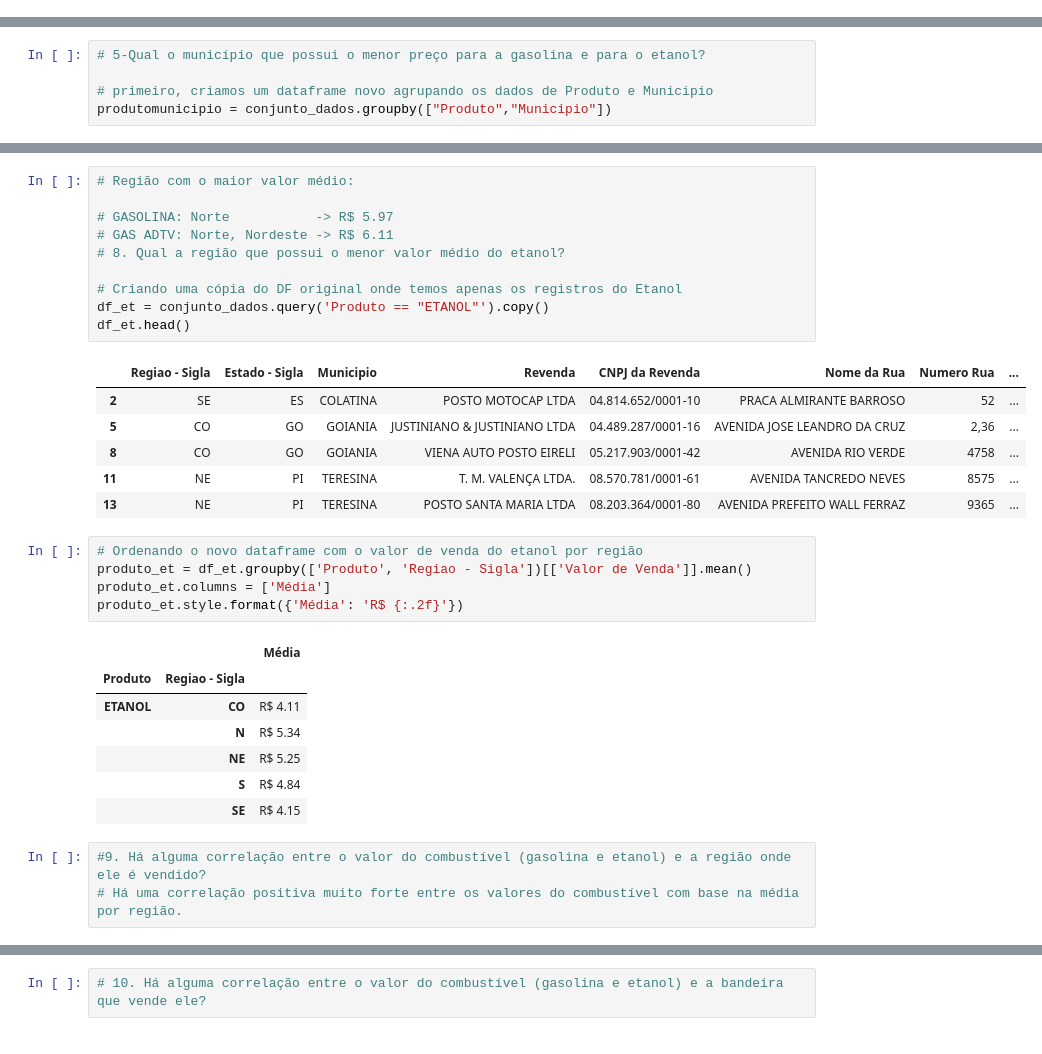
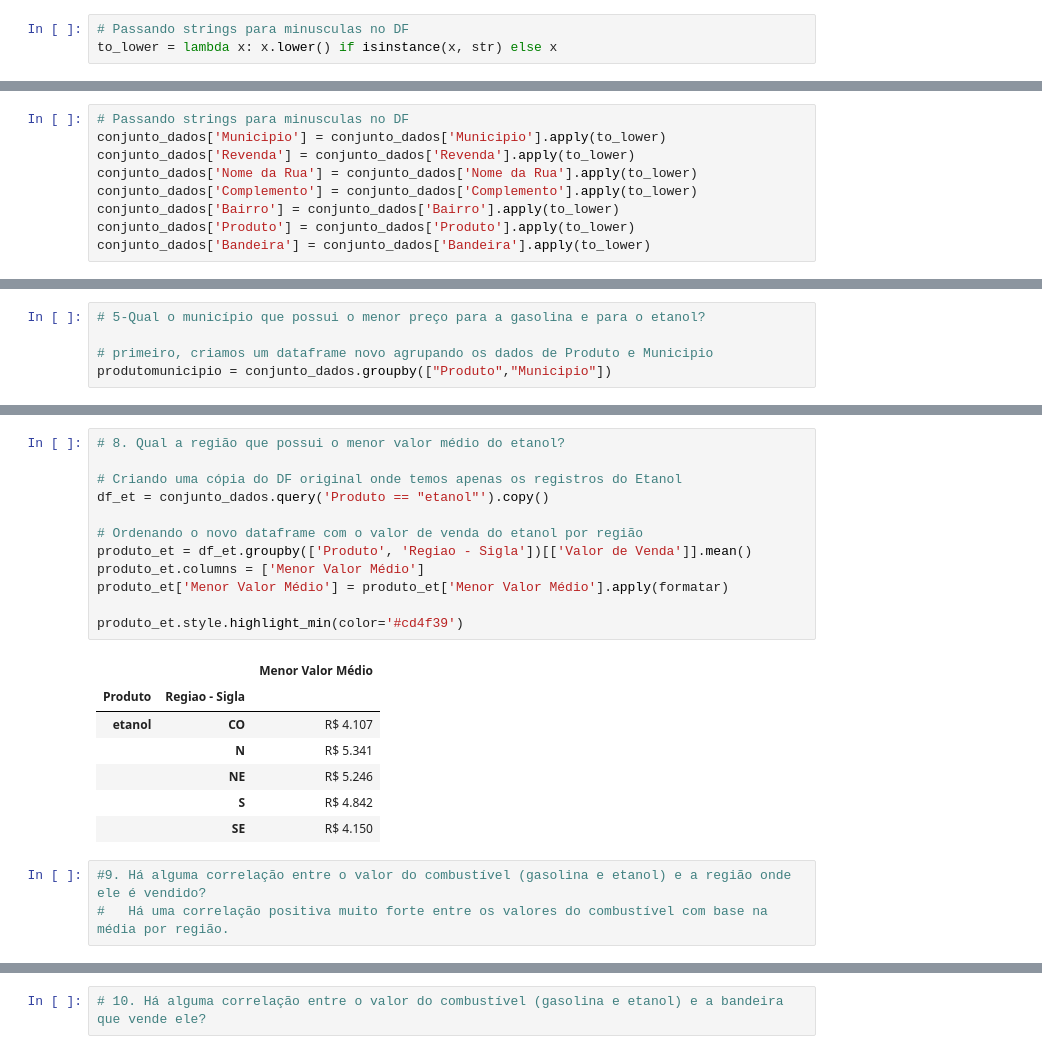
Before and after one commit to pedrorcm/Analise-Combustiveis-M4, a Jupyter notebook: main.ipynb, the cells around one changed output, grey strips where cells are left out. Saved outputs shown, nothing was run; the diff lists cells and outputs as text.

Commit message:
Melhorando saída de dados e aprimorando funções

```diff
--- a/main.ipynb
+++ b/main.ipynb
@@ -57,0 +78,3 @@ conjunto_dados.Complemento.fillna('0', inplace=True)
+# %%
+# Passando strings para minusculas no DF
+to_lower = lambda x: x.lower() if isinstance(x, str) else x
@@ -58,3 +91,12 @@ conjunto_dados.Complemento.fillna('0', inplace=True)
+# %%
+# Passando strings para minusculas no DF
+conjunto_dados['Municipio'] = conjunto_dados['Municipio'].apply(to_lower)
+conjunto_dados['Revenda'] = conjunto_dados['Revenda'].apply(to_lower)
+conjunto_dados['Nome da Rua'] = conjunto_dados['Nome da Rua'].apply(to_lower)
+conjunto_dados['Complemento'] = conjunto_dados['Complemento'].apply(to_lower)
+conjunto_dados['Bairro'] = conjunto_dados['Bairro'].apply(to_lower)
+conjunto_dados['Produto'] = conjunto_dados['Produto'].apply(to_lower)
+conjunto_dados['Bandeira'] = conjunto_dados['Bandeira'].apply(to_lower)
 # %%
 conjunto_dados.head()
 # %% [output]
@@ -422,35 +435,25 @@ produtos_gas.style.format({'Média': 'R$ {:.2f}'})
 # %%
-# Região com o maior valor médio:
-
-# GASOLINA: Norte           -> R$ 5.97
-# GAS ADTV: Norte, Nordeste -> R$ 6.11
 # 8. Qual a região que possui o menor valor médio do etanol?
 
 # Criando uma cópia do DF original onde temos apenas os registros do Etanol
-df_et = conjunto_dados.query('Produto == "ETANOL"').copy()
-df_et.head()
+df_et = conjunto_dados.query('Produto == "etanol"').copy()
+
+# Ordenando o novo dataframe com o valor de venda do etanol por região
+produto_et = df_et.groupby(['Produto', 'Regiao - Sigla'])[['Valor de Venda']].mean()
+produto_et.columns = ['Menor Valor Médio']
+produto_et['Menor Valor Médio'] = produto_et['Menor Valor Médio'].apply(formatar)
+
+produto_et.style.highlight_min(color='#cd4f39')
 # %% [output]
-|  | Regiao - Sigla | Estado - Sigla | Municipio | Revenda | CNPJ da Revenda | Nome da Rua | Numero Rua | ... |
-| 2 | SE | ES | COLATINA | POSTO MOTOCAP LTDA | 04.814.652/0001-10 | PRACA ALMIRANTE BARROSO | 52 | ... |
-| 5 | CO | GO | GOIANIA | JUSTINIANO & JUSTINIANO LTDA | 04.489.287/0001-16 | AVENIDA JOSE LEANDRO DA CRUZ | 2,36 | ... |
-| 8 | CO | GO | GOIANIA | VIENA AUTO POSTO EIRELI | 05.217.903/0001-42 | AVENIDA RIO VERDE | 4758 | ... |
-| 11 | NE | PI | TERESINA | T. M. VALENÇA LTDA. | 08.570.781/0001-61 | AVENIDA TANCREDO NEVES | 8575 | ... |
-| 13 | NE | PI | TERESINA | POSTO SANTA MARIA LTDA | 08.203.364/0001-80 | AVENIDA PREFEITO WALL FERRAZ | 9365 | ... |
+|  |  | Menor Valor Médio |
+| Produto | Regiao - Sigla |  |
+| etanol | CO | R$ 4.107 |
+|  | N | R$ 5.341 |
+|  | NE | R$ 5.246 |
+|  | S | R$ 4.842 |
+|  | SE | R$ 4.150 |
-# %%
-# Ordenando o novo dataframe com o valor de venda do etanol por região
-produto_et = df_et.groupby(['Produto', 'Regiao - Sigla'])[['Valor de Venda']].mean()
-produto_et.columns = ['Média']
-produto_et.style.format({'Média': 'R$ {:.2f}'})
-# %% [output]
-|  |  | Média |
-| Produto | Regiao - Sigla |  |
-| ETANOL | CO | R$ 4.11 |
-|  | N | R$ 5.34 |
-|  | NE | R$ 5.25 |
-|  | S | R$ 4.84 |
-|  | SE | R$ 4.15 |
 # %%
 #9. Há alguma correlação entre o valor do combustível (gasolina e etanol) e a região onde ele é vendido?
-# Há uma correlação positiva muito forte entre os valores do combustível com base na média por região.
+#   Há uma correlação positiva muito forte entre os valores do combustível com base na média por região.
 # %%
 media_combustivel_regiao = conjunto_dados.groupby(['Regiao - Sigla','Produto'])[['Valor de Venda']].mean()
```
Also changed, not shown: parts of 46 cells of this notebook.
